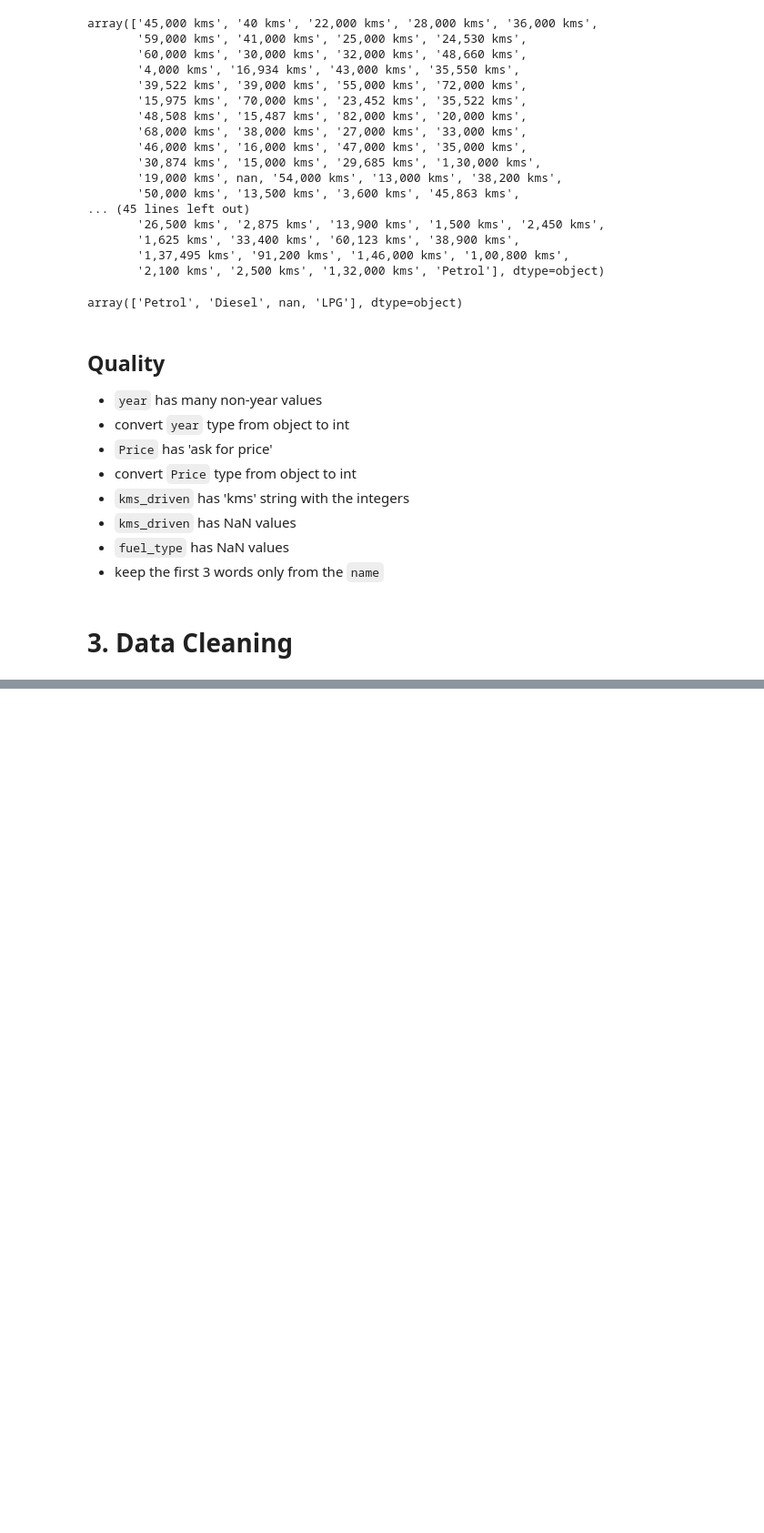
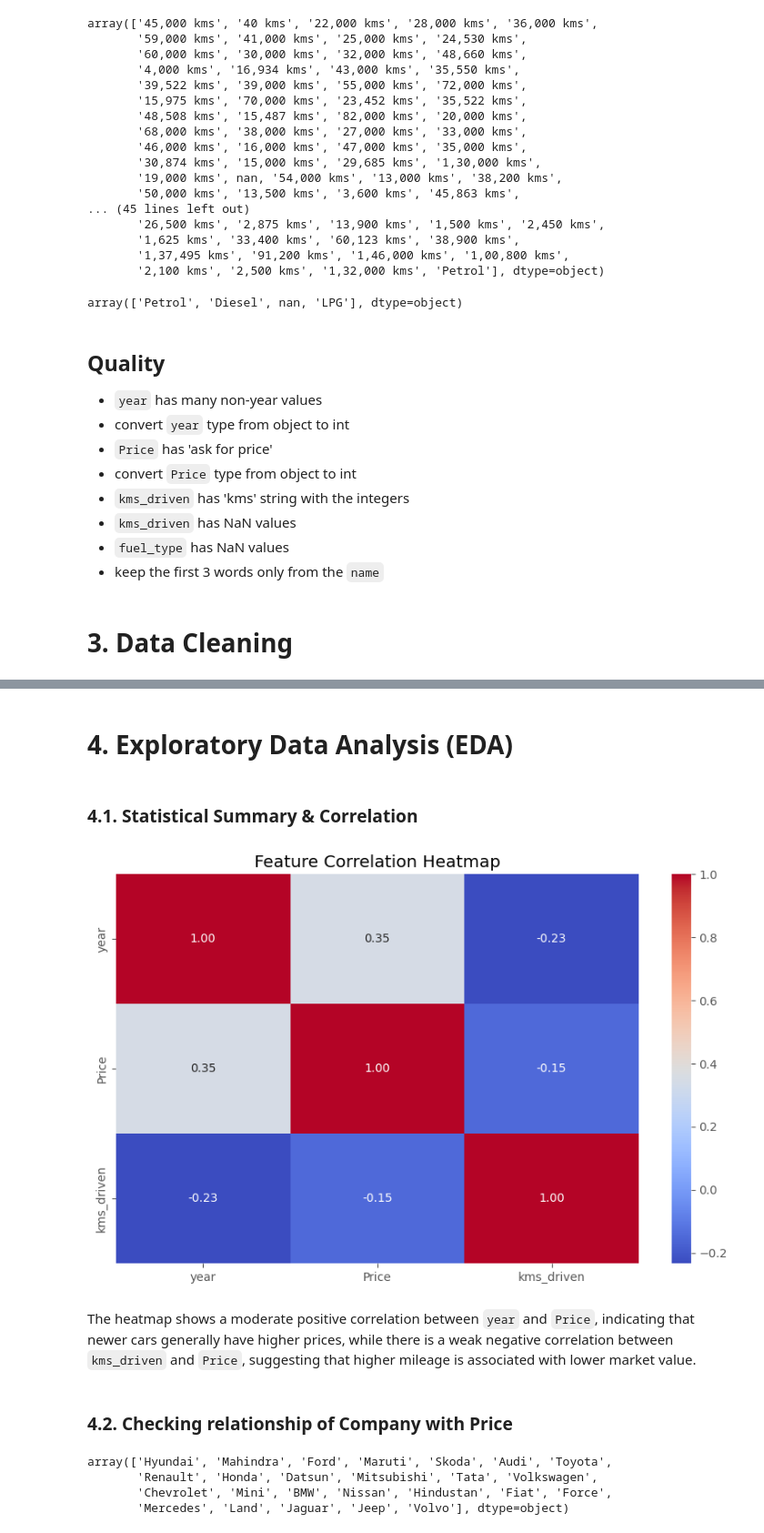
Before and after one commit to Donna152/car-price-prediction, a Jupyter notebook: car_price_predictor.ipynb, the cells around one changed output, grey strips where cells are left out. Shown at 91% size. Drawn from its saved outputs; the diff is of its cells as text; code cells hidden in the pictures; blank space fills up the shorter version.

```diff
--- a/car_price_predictor.ipynb
+++ b/car_price_predictor.ipynb
@@ -297,0 +263,24 @@ X_train, X_test, y_train, y_test  = train_test_split(X, y, test_size=0.2, random
+# %% [markdown]
+# **4. Exploratory Data Analysis (EDA)**
+# %% [markdown]
+### 4.1. Statistical Summary & Correlation
+# %%
+#  Correlation Heatmap
+plt.figure(figsize=(10, 6))
+# Use .select_dtypes(include=['number']) to filter out string columns
+sns.heatmap(car.select_dtypes(include=['number']).corr(), annot=True, cmap='coolwarm', fmt=".2f")
+plt.title("Feature Correlation Heatmap")
+plt.show()
+# %% [output]
+[figure, added]
+# %% [markdown]
+The heatmap shows a moderate positive correlation between `year` and `Price`, indicating that newer cars generally have higher prices, while there is a weak negative correlation between `kms_driven` and `Price`, suggesting that higher mileage is associated with lower market value.
+# %% [markdown]
+### 4.2. Checking relationship of Company with Price
+# %%
+car['company'].unique()
+# %% [output]
+array(['Hyundai', 'Mahindra', 'Ford', 'Maruti', 'Skoda', 'Audi', 'Toyota',
+       'Renault', 'Honda', 'Datsun', 'Mitsubishi', 'Tata', 'Volkswagen',
+       'Chevrolet', 'Mini', 'BMW', 'Nissan', 'Hindustan', 'Fiat', 'Force',
+       'Mercedes', 'Land', 'Jaguar', 'Jeep', 'Volvo'], dtype=object)
```
Also changed, not shown: parts of 143 cells of this notebook, 5 other files.
